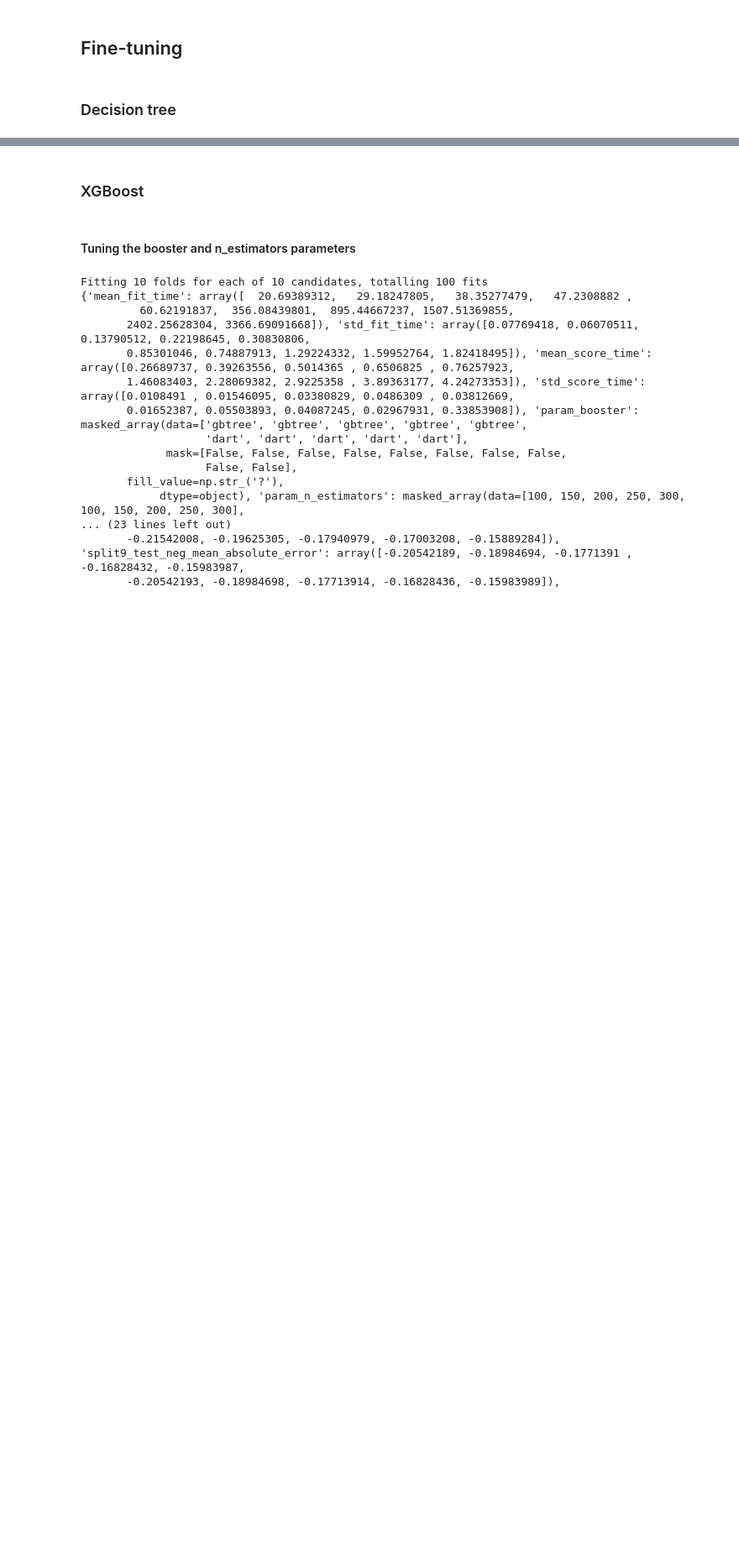
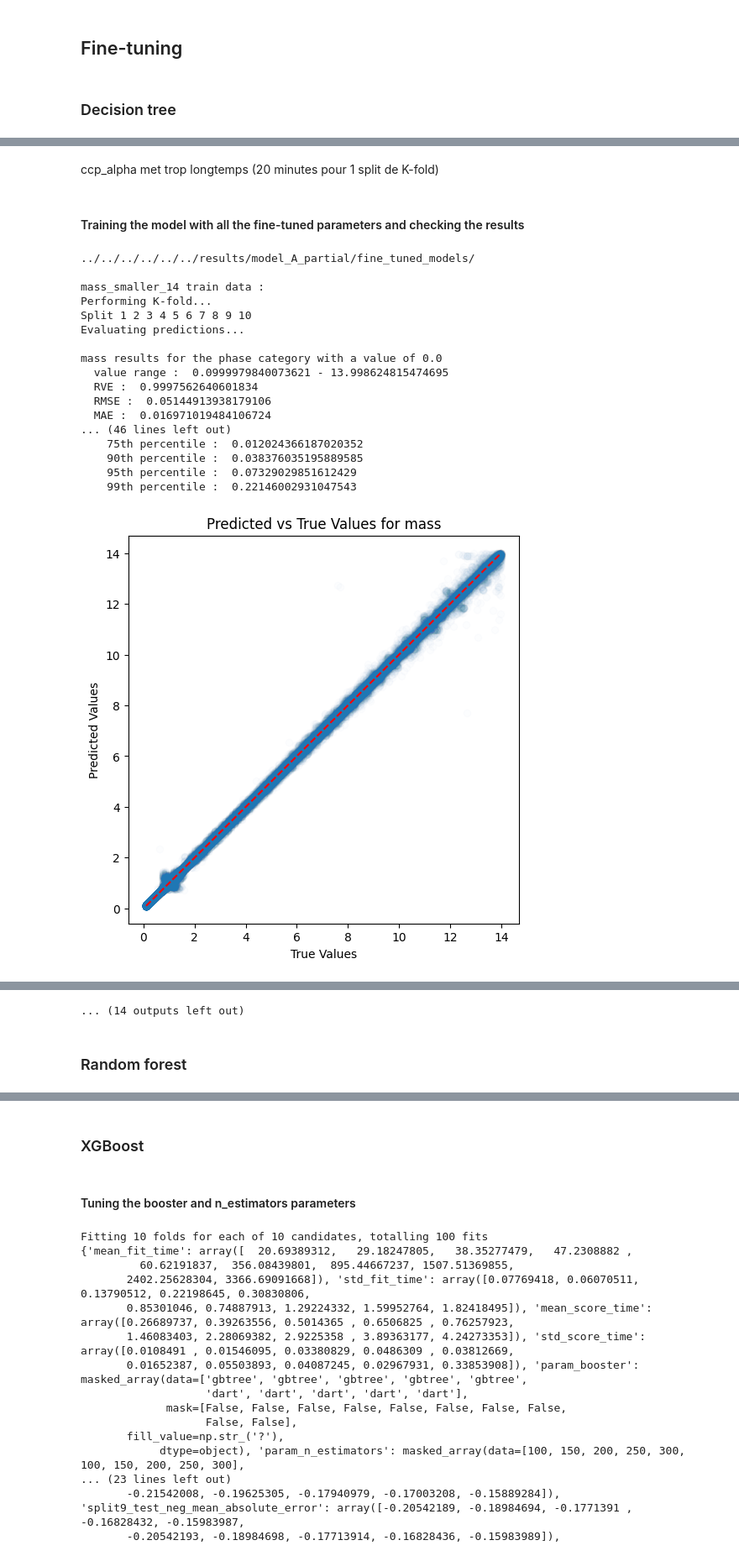
Before and after one commit to anpirott/thesis, a Jupyter notebook: notebooks/ML/method_ML/Model_A_partial/fine_tuned_models/MIST/fine_tuned_models.ipynb, the cells around one changed output, grey strips where cells are left out. Shown at 84% size. Saved outputs shown, nothing was run; the diff lists cells and outputs as text; code cells hidden in the pictures; blank space fills up the shorter version.

```diff
--- a/notebooks/ML/method_ML/Model_A_partial/fine_tuned_models/MIST/fine_tuned_models.ipynb
+++ b/notebooks/ML/method_ML/Model_A_partial/fine_tuned_models/MIST/fine_tuned_models.ipynb
@@ -85,0 +68,7 @@ Mean value in test data for the log_R parameter: 1.396340263115711
+# %%
+X_train, X_ivs, y_train, y_ivs, categories_train, categories_ivs = \
+    Data_preparator.split_data(phase_filtered_iso_df, x_cols=['log10_isochrone_age_yr', 'log_Teff', 'log_g', 'metallicity'],
+                               y_cols=['star_mass', 'log_R'], categories_cols=['phase'], random_state=12, print_stats=True)
+
+print(X_train.shape, X_ivs.shape)
+print(y_train.shape, y_ivs.shape)
@@ -89,0 +135,3 @@ Mean value in test data for the log_R parameter: 1.396340263115711
+# %%
+study_DT = optuna.create_study(directions=["minimize", "minimize", "minimize"]) # we want to minimize the RMSE, MAE and MAX_ER
+study_DT.optimize(lambda trial: DT_objective(trial, X_train, y_train, X_ivs, y_ivs, output_parameters), n_trials=1000)
@@ -92,7 +179,8 @@ Mean value in test data for the log_R parameter: 1.396340263115711
 # %%
 scoring = ["neg_root_mean_squared_error", "neg_mean_absolute_error"] # RMSE and MAE
 
-cv_params = {'criterion' : ["squared_error", "friedman_mse", "absolute_error", "poisson"]
+cv_params = {'criterion' : ["squared_error", "friedman_mse"], # absolute_error prend beaucoup de temps et poisson n'est pas possible avec des valeurs négatives
+             'splitter' : ["best", "random"]
             }
 
 gscv_dt_1 = GridSearchCV(DecisionTreeRegressor(),
@@ -114,0 +248,23 @@ KeyboardInterrupt:
+# %%
+scoring = ["neg_root_mean_squared_error", "neg_mean_absolute_error"] # RMSE and MAE
+
+cv_params = {'max_features' : ["sqrt", "log2", None],
+             'max_leaf_nodes' : [50, 100, 150, 200, None]
+            }
+
+gscv_dt_3 = GridSearchCV(DecisionTreeRegressor(criterion="squared_error",
+                                               splitter="best",
+                                               max_depth=25,
+                                               min_samples_leaf=1,
+                                               min_samples_split=2
+                                               ),
+                         param_grid = cv_params,
+                         scoring = scoring,
+                         cv = 10,
+                         verbose = 2,
+                         n_jobs = 10,
+                         refit="neg_root_mean_squared_error"
+)
+
+gscv_dt_3.fit(X_train,y_train)
+display_grid_search(gscv_dt_3)
@@ -114,0 +291,29 @@ KeyboardInterrupt:
+# %% [markdown]
+ccp_alpha met trop longtemps (20 minutes pour 1 split de K-fold)
+# %% [markdown]
+#### Training the model with all the fine-tuned parameters and checking the results
+# %%
+best_params_DT = {'criterion': 'squared_error', 'splitter': "best", 'max_depth': 25, 'min_samples_leaf': 1, 'min_samples_split': 2, 'max_features': None, 'max_leaf_nodes': None}
+
+print(path_to_results)
+dt_evaluator = Model_evaluator("decision_tree", path=path_to_results, physical_model=physical_model, output_parameters=output_parameters)
+dt_evaluator.evaluate_Kfold_results(DecisionTreeRegressor, X_train, y_train, categories_train, categories_name, path_to_predictions, tag, random_state=12, override=override, use_preds=use_preds, save=save, show=show, **best_params_DT)
+# %% [output]
+../../../../../../results/model_A_partial/fine_tuned_models/
+
+mass_smaller_14 train data :
+Performing K-fold...
+Split 1 2 3 4 5 6 7 8 9 10
+Evaluating predictions...
+
+mass results for the phase category with a value of 0.0
+  value range :  0.0999979840073621 - 13.998624815474695
+  RVE :  0.9997562640601834
+  RMSE :  0.05144913938179106
+  MAE :  0.016971019484106724
+... (46 lines left out)
+    75th percentile :  0.012024366187020352
+    90th percentile :  0.038376035195889585
+    95th percentile :  0.07329029851612429
+    99th percentile :  0.22146002931047543
+[figure, added]
@@ -114,0 +330,3 @@ KeyboardInterrupt:
+... (14 outputs left out)
+# %% [markdown]
+### Random forest
```
Also changed, not shown: parts of 38 cells of this notebook, 4 other files.
